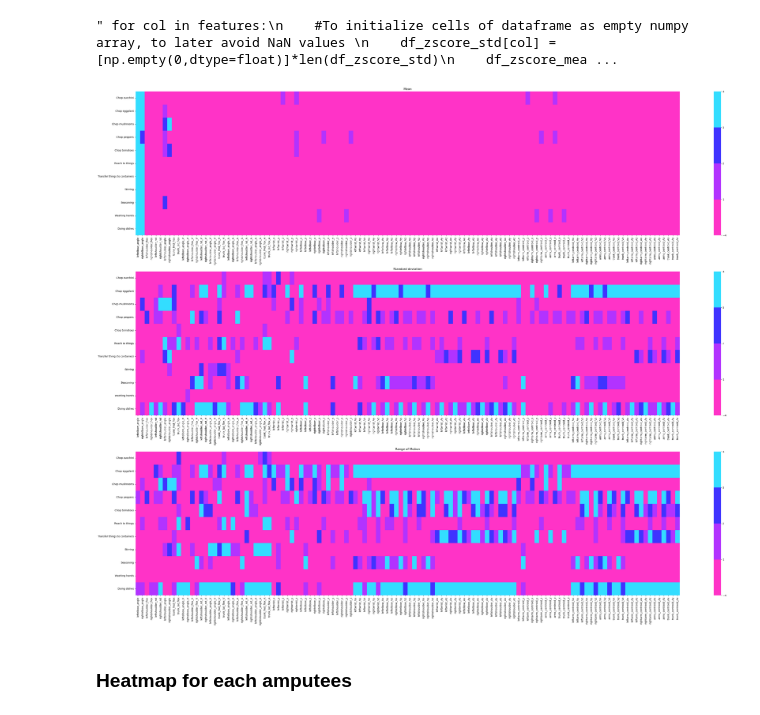
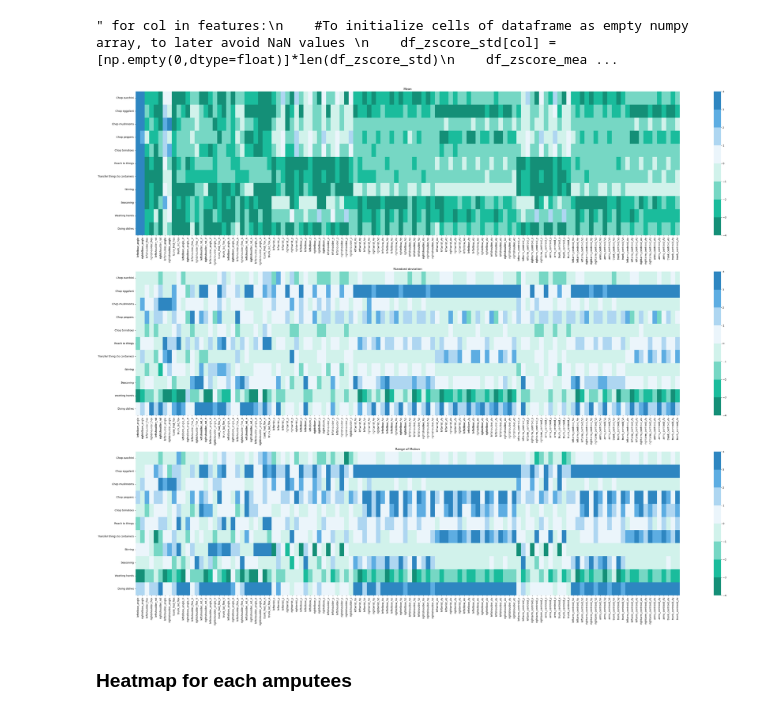
Before and after one commit to FranklinLeong/dexterity_assessment_CL, a Jupyter notebook: src/stats.ipynb, the cells around one changed output. Drawn from its saved outputs; the diff is of its cells as text; code cells hidden in the pictures.

Commit message:
Add other heatmaps

```diff
--- a/src/stats.ipynb
+++ b/src/stats.ipynb
@@ -324,9 +324,9 @@ for id_a in participants['amputees']:
             df_zscore_RoM[col][key] = np.append(df_zscore_RoM[col][key], z_RoM)
 
 #apply mean of z-scores in each cell
-df_zscore_mean = df_zscore_mean.applymap(np.nanmean)
+""" df_zscore_mean = df_zscore_mean.applymap(np.nanmean)
 df_zscore_std = df_zscore_std.applymap(np.nanmean)
-df_zscore_RoM = df_zscore_RoM.applymap(np.nanmean)
+df_zscore_RoM = df_zscore_RoM.applymap(np.nanmean) """
 
 """ for col in features:
     #To initialize cells of dataframe as empty numpy array, to later avoid NaN values
@@ -348,22 +348,24 @@ df_zscore = df_zscore.applymap(np.nanmean) """
 # %% [output]
 " for col in features:\n    #To initialize cells of dataframe as empty numpy array, to later avoid NaN values \n    df_zscore_std[col] = [np.empty(0,dtype=float)]*len(df_zscore_std)\n    df_zscore_mea ...
 # %%
-cmap_dict = {0: '#FF33C7', 1: '#B233FF', 2: '#3F33FF', 3: '#33DDFF'}
-cmap = ListedColormap([cmap_dict[i] for i in range(4)])
+#cmap_dict = {0: '#FF33C7', 1: '#B233FF', 2: '#3F33FF', 3: '#33DDFF', 4: '#33FFBB', 5: '#0FFF00', 6: '#F0FF00', 7:'#FF1700'}
+cmap_dict = {0: '#148F77', 1: '#1ABC9C', 2: '#76D7C4', 3: '#D1F2EB', 4: '#EBF5FB', 5: '#AED6F1', 6: '#5DADE2', 7:'#2E86C1'}
+cmap = ListedColormap([cmap_dict[i] for i in range(8)])
 
-bounds = [-4, 1, 2, 3, 4]
+bounds = [-4, -3, -2, -1, 0, 1, 2, 3, 4]
 my_norm = BoundaryNorm(bounds, ncolors=len(cmap_dict))
 
 
 fig, ax = plt.subplots(3, figsize=(40,30))
-sns.heatmap(df_zscore_mean, ax = ax[0], cmap = cmap, norm = my_norm)
+sns.heatmap(df_zscore_mean.applymap(np.nanmean), ax = ax[0], cmap = cmap, norm = my_norm)
 ax[0].set_title('Mean')
-sns.heatmap(df_zscore_std, ax = ax[1], cmap = cmap, norm = my_norm)
+sns.heatmap(df_zscore_std.applymap(np.nanmean), ax = ax[1], cmap = cmap, norm = my_norm)
 ax[1].set_title('Standard deviation')
-sns.heatmap(df_zscore_RoM, ax = ax[2], cmap = cmap, norm = my_norm)
+sns.heatmap(df_zscore_RoM.applymap(np.nanmean), ax = ax[2], cmap = cmap, norm = my_norm)
 ax[2].set_title('Range of Motion')
+#plt.suptitle('Z-score mean of amputees')
 plt.tight_layout()
 # %% [output]
-[figure, old version]
+[figure, new version]
 # %% [markdown]
 ### Heatmap for each amputees
```
Also changed, not shown: parts of 6 cells of this notebook.
